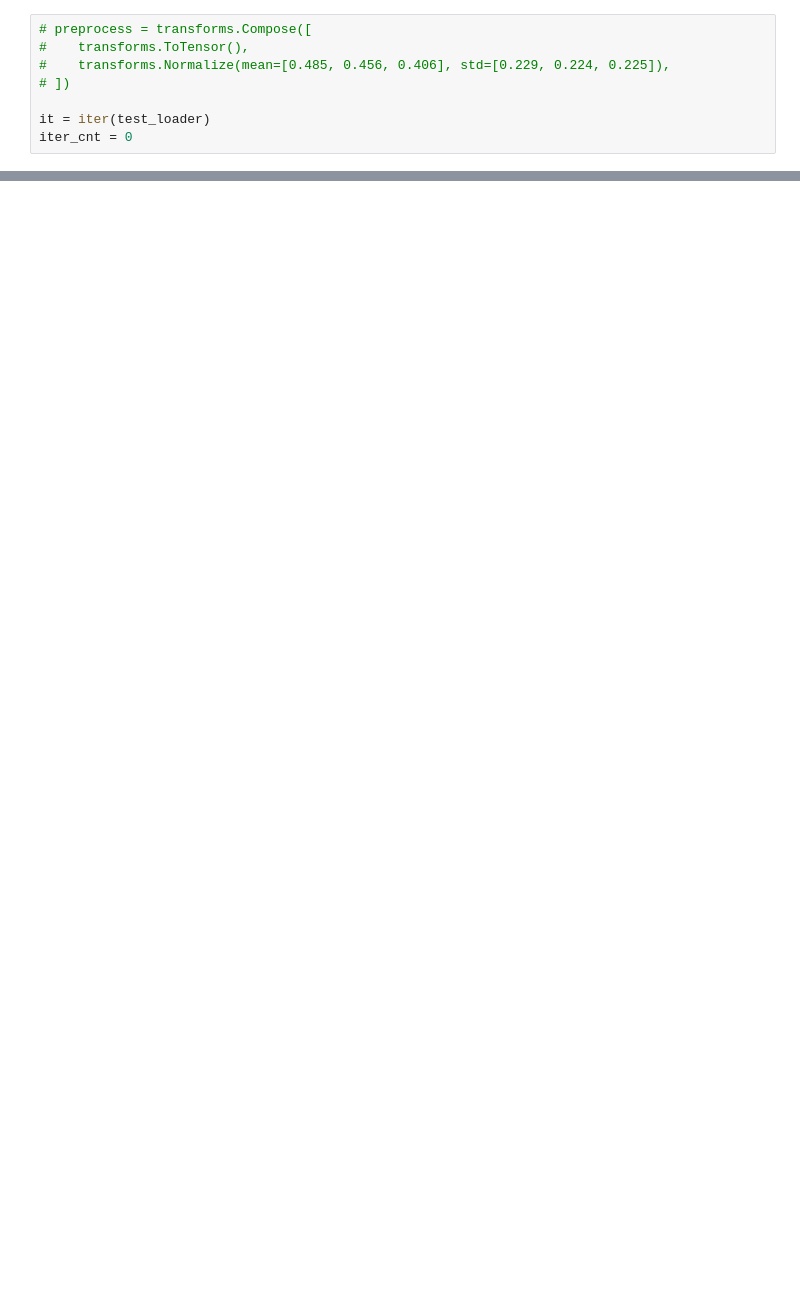
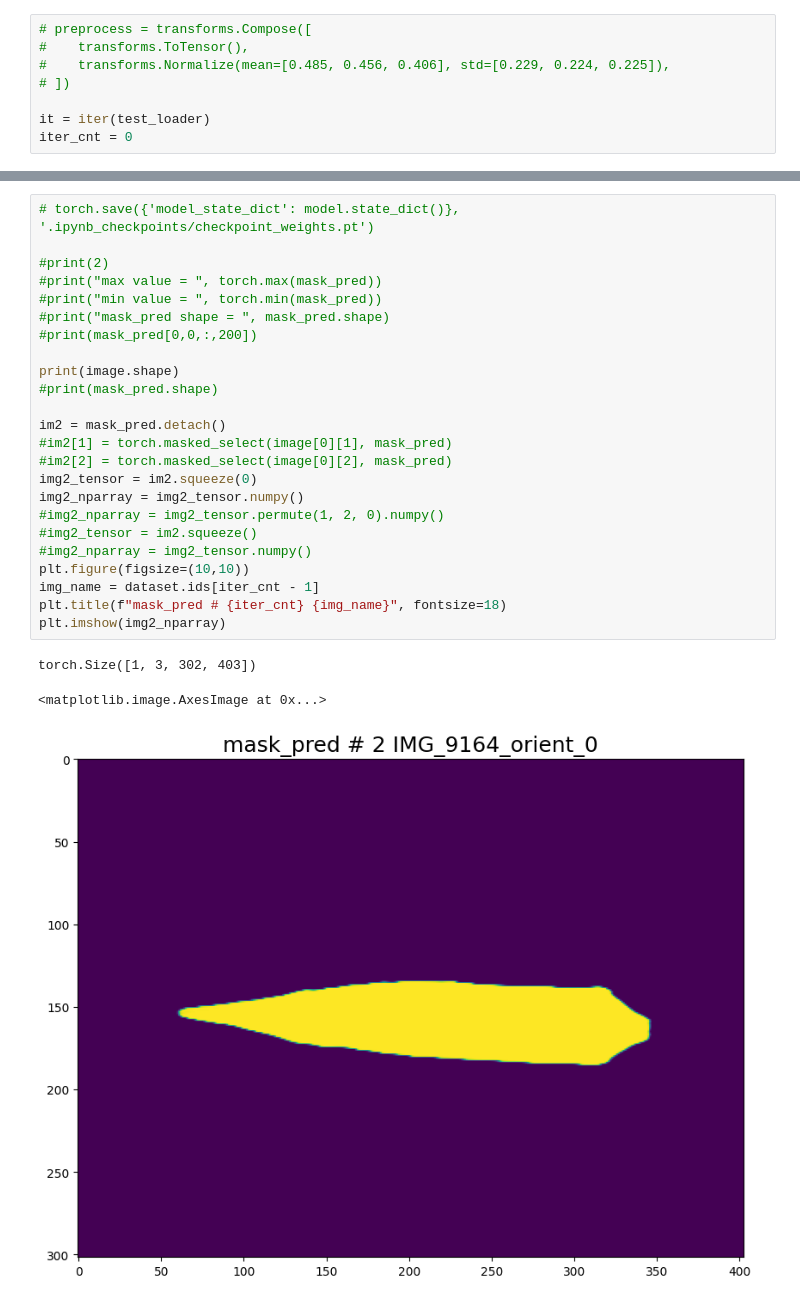
Before and after one commit to pranavdur/OkraInsight, a Jupyter notebook: ExploreOkraSegnetModel.ipynb, the cells around one changed output, grey strips where cells are left out. Drawn from its saved outputs; the diff is of its cells as text; blank space fills up the shorter version.

```diff
--- a/ExploreOkraSegnetModel.ipynb
+++ b/ExploreOkraSegnetModel.ipynb
@@ -165,0 +234,28 @@ mask_pred = model(image)['out'].detach()
+# %%
+# torch.save({'model_state_dict': model.state_dict()}, '.ipynb_checkpoints/checkpoint_weights.pt')
+
+#print(2)
+#print("max value = ", torch.max(mask_pred))
+#print("min value = ", torch.min(mask_pred))
+#print("mask_pred shape = ", mask_pred.shape)
+#print(mask_pred[0,0,:,200])
+
+print(image.shape)
+#print(mask_pred.shape)
+
+im2 = mask_pred.detach()
+#im2[1] = torch.masked_select(image[0][1], mask_pred)
+#im2[2] = torch.masked_select(image[0][2], mask_pred)
+img2_tensor = im2.squeeze(0)
+img2_nparray = img2_tensor.numpy()
+#img2_nparray = img2_tensor.permute(1, 2, 0).numpy()
+#img2_tensor = im2.squeeze()
+#img2_nparray = img2_tensor.numpy()
+plt.figure(figsize=(10,10))
+img_name = dataset.ids[iter_cnt - 1]
+plt.title(f"mask_pred # {iter_cnt} {img_name}", fontsize=18)
+plt.imshow(img2_nparray)
+# %% [output]
+torch.Size([1, 3, 302, 403])
+<matplotlib.image.AxesImage at 0x...>
+[figure, added]
```
Also changed, not shown: parts of 20 cells of this notebook, 3 other files.
